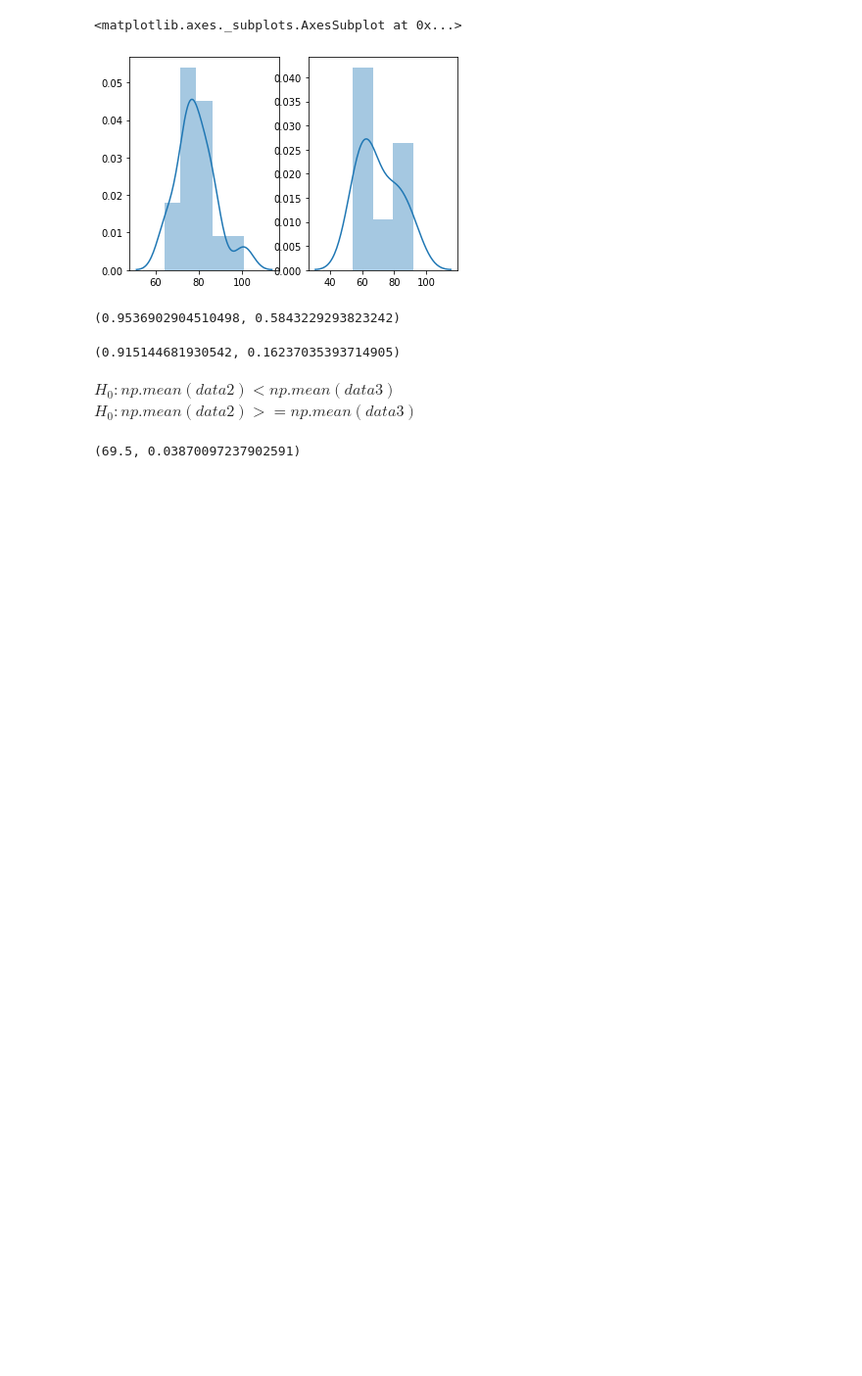
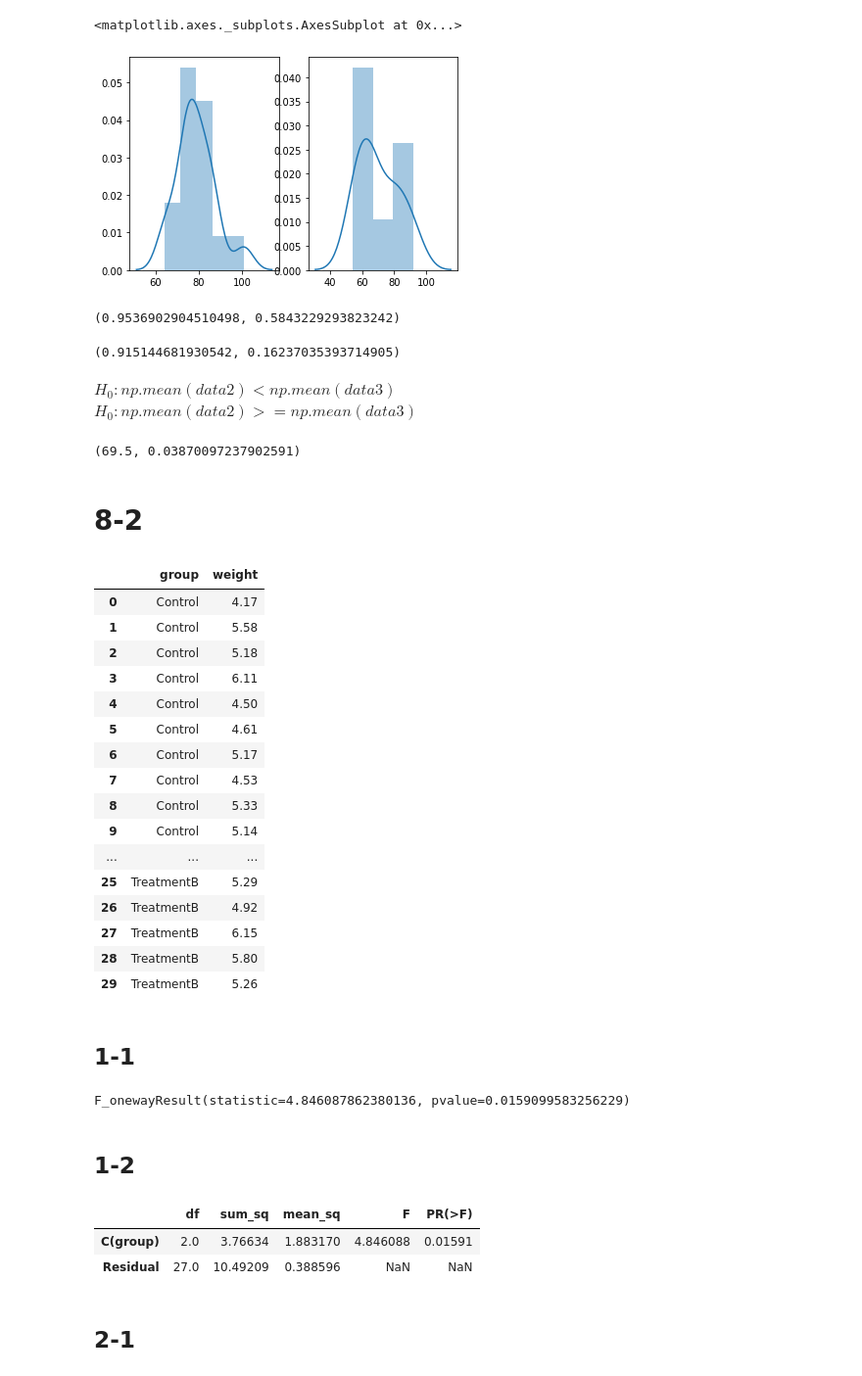
Before and after one commit to longfengpili/statsintro_python, a Jupyter notebook: 第八章、练习题.ipynb, the cells around one changed output. Shown at 98% size. Cells and saved outputs as stored; diff of their text form; code cells hidden in the pictures; blank space fills up the shorter version.

```diff
--- a/第八章、练习题.ipynb
+++ b/第八章、练习题.ipynb
@@ -63,3 +63,57 @@ tval, p = st.mannwhitneyu(data2, data3, alternative=None)
 tval, p
 # %% [output]
 (69.5, 0.03870097237902591)
+# %% [markdown]
+# 8-2
+# %%
+data4 = DataFrame([['Control', 4.17],
+['Control', 5.58],
+['Control', 5.18],
+['Control', 6.11],
+['Control', 4.5],
+['Control', 4.61],
+['Control', 5.17],
+['Control', 4.53],
+['Control', 5.33],
+['Control', 5.14],
+['TreatmentA', 4.81],
+['TreatmentA', 4.17],
+['TreatmentA', 4.41],
+['TreatmentA', 3.59],
+['TreatmentA', 5.87],
+['TreatmentA', 3.83],
+['TreatmentA', 6.03],
+['TreatmentA', 4.89],
+['TreatmentA', 4.32],
+['TreatmentA', 4.69],
+['TreatmentB', 6.31],
+['TreatmentB', 5.12],
+['TreatmentB', 5.54],
+['TreatmentB', 5.5],
+['TreatmentB', 5.37],
+['TreatmentB', 5.29],
+['TreatmentB', 4.92],
+['TreatmentB', 6.15],
+['TreatmentB', 5.8],
+['TreatmentB', 5.26]], columns=['group', 'weight'])
+data4
+# %% [output]
+|  | group | weight |
+| 0 | Control | 4.17 |
+| 1 | Control | 5.58 |
+| 2 | Control | 5.18 |
+| 3 | Control | 6.11 |
+| 4 | Control | 4.50 |
+| 5 | Control | 4.61 |
+| 6 | Control | 5.17 |
+| 7 | Control | 4.53 |
+| 8 | Control | 5.33 |
+| 9 | Control | 5.14 |
+| ... | ... | ... |
+| 25 | TreatmentB | 5.29 |
+| 26 | TreatmentB | 4.92 |
+| 27 | TreatmentB | 6.15 |
+| 28 | TreatmentB | 5.80 |
+| 29 | TreatmentB | 5.26 |
+# %% [markdown]
+## 1-1
@@ -65,0 +124,6 @@ tval, p
+# %%
+st.f_oneway(control, t_a, t_b)
+# %% [output]
+F_onewayResult(statistic=4.846087862380136, pvalue=0.0159099583256229)
+# %% [markdown]
+## 1-2
@@ -65,0 +133,10 @@ tval, p
+# %%
+formula = 'weight ~ C(group)'
+lm = ols(formula, data=data4).fit()
+anova_lm(lm)
+# %% [output]
+|  | df | sum_sq | mean_sq | F | PR(>F) |
+| C(group) | 2.0 | 3.76634 | 1.883170 | 4.846088 | 0.01591 |
+| Residual | 27.0 | 10.49209 | 0.388596 | NaN | NaN |
+# %% [markdown]
+## 2-1
```
Also changed, not shown: parts of 10 cells of this notebook, 1 other file.
